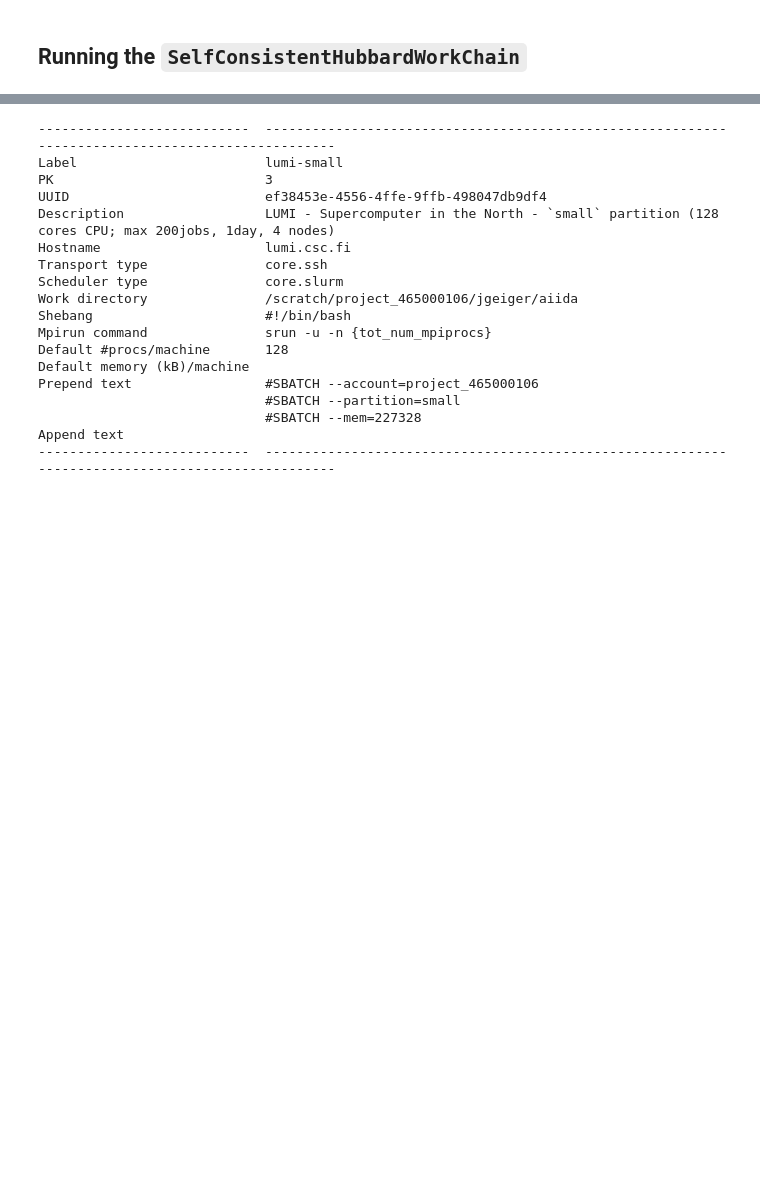
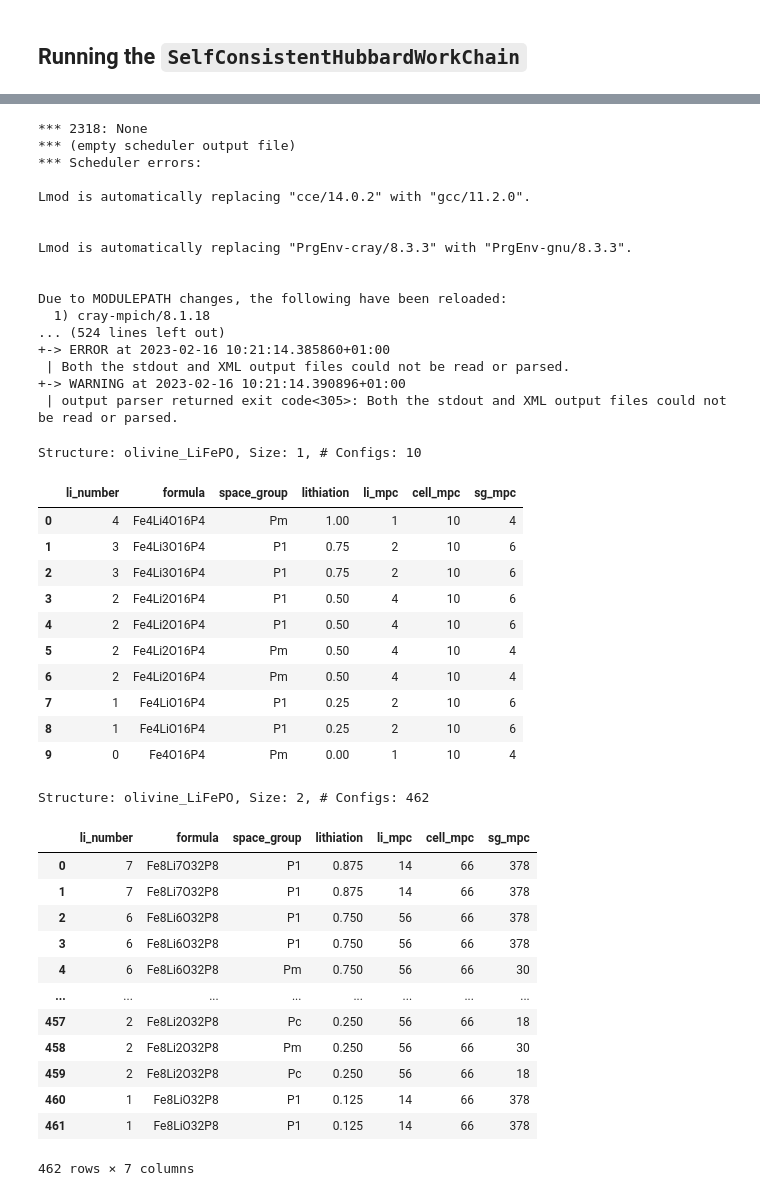
Before and after one commit to GeigerJ2/bat_uv_ml, a Jupyter notebook: code/testing-scfhubbard.ipynb, the cells around one changed output, grey strips where cells are left out. Cells and saved outputs as stored; diff of their text form; code cells hidden in the pictures; blank space fills up the shorter version.

```diff
--- a/code/testing-scfhubbard.ipynb
+++ b/code/testing-scfhubbard.ipynb
@@ -133,23 +242,59 @@ Use verdi daemon [incr | decr] [num] to increase / decrease the amount of worker
 # %%
 %%bash
-verdi computer show lumi-small
+verdi process report 2318
 # verdi process report 2310
 # %% [output]
----------------------------  -------------------------------------------------------------------------------------------------
-Label                        lumi-small
-PK                           3
-UUID                         ef38453e-4556-4ffe-9ffb-498047db9df4
-Description                  LUMI - Supercomputer in the North - `small` partition (128 cores CPU; max 200jobs, 1day, 4 nodes)
-Hostname                     lumi.csc.fi
-Transport type               core.ssh
-Scheduler type               core.slurm
-Work directory               /scratch/project_465000106/jgeiger/aiida
-Shebang                      #!/bin/bash
-Mpirun command               srun -u -n {tot_num_mpiprocs}
-Default #procs/machine       128
-Default memory (kB)/machine
-Prepend text                 #SBATCH --account=project_465000106
-                             #SBATCH --partition=small
-                             #SBATCH --mem=227328
-Append text
----------------------------  -------------------------------------------------------------------------------------------------
+*** 2318: None
+*** (empty scheduler output file)
+*** Scheduler errors:
+
+Lmod is automatically replacing "cce/14.0.2" with "gcc/11.2.0".
+
+
+Lmod is automatically replacing "PrgEnv-cray/8.3.3" with "PrgEnv-gnu/8.3.3".
+
+
+Due to MODULEPATH changes, the following have been reloaded:
+  1) cray-mpich/8.1.18
+... (524 lines left out)
++-> ERROR at 2023-02-16 10:21:14.385860+01:00
+ | Both the stdout and XML output files could not be read or parsed.
++-> WARNING at 2023-02-16 10:21:14.390896+01:00
+ | output parser returned exit code<305>: Both the stdout and XML output files could not be read or parsed.
+# %%
+show_columns_sampling = ['li_number', 'formula', 'space_group', 'lithiation', 'li_mpc', 'cell_mpc', 'sg_mpc']
+
+pd.set_option('display.max_rows', 10)
+for sampling_df_key in sampling_df_keys[:2]:
+    current_df = sampling_df_dict[sampling_df_key][show_columns_sampling]
+    print("Structure: {}, Size: {}, # Configs: {}".format(*sampling_df_key, current_df.shape[0]))
+    current_df
+    # view(sampling_df_dict[sampling_df_key]['ase_structure'].values)
+    # break
+# %% [output]
+Structure: olivine_LiFePO, Size: 1, # Configs: 10
+|  | li_number | formula | space_group | lithiation | li_mpc | cell_mpc | sg_mpc |
+| 0 | 4 | Fe4Li4O16P4 | Pm | 1.00 | 1 | 10 | 4 |
+| 1 | 3 | Fe4Li3O16P4 | P1 | 0.75 | 2 | 10 | 6 |
+| 2 | 3 | Fe4Li3O16P4 | P1 | 0.75 | 2 | 10 | 6 |
+| 3 | 2 | Fe4Li2O16P4 | P1 | 0.50 | 4 | 10 | 6 |
+| 4 | 2 | Fe4Li2O16P4 | P1 | 0.50 | 4 | 10 | 6 |
+| 5 | 2 | Fe4Li2O16P4 | Pm | 0.50 | 4 | 10 | 4 |
+| 6 | 2 | Fe4Li2O16P4 | Pm | 0.50 | 4 | 10 | 4 |
+| 7 | 1 | Fe4LiO16P4 | P1 | 0.25 | 2 | 10 | 6 |
+| 8 | 1 | Fe4LiO16P4 | P1 | 0.25 | 2 | 10 | 6 |
+| 9 | 0 | Fe4O16P4 | Pm | 0.00 | 1 | 10 | 4 |
+Structure: olivine_LiFePO, Size: 2, # Configs: 462
+|  | li_number | formula | space_group | lithiation | li_mpc | cell_mpc | sg_mpc |
+| 0 | 7 | Fe8Li7O32P8 | P1 | 0.875 | 14 | 66 | 378 |
+| 1 | 7 | Fe8Li7O32P8 | P1 | 0.875 | 14 | 66 | 378 |
+| 2 | 6 | Fe8Li6O32P8 | P1 | 0.750 | 56 | 66 | 378 |
+| 3 | 6 | Fe8Li6O32P8 | P1 | 0.750 | 56 | 66 | 378 |
+| 4 | 6 | Fe8Li6O32P8 | Pm | 0.750 | 56 | 66 | 30 |
+| ... | ... | ... | ... | ... | ... | ... | ... |
+| 457 | 2 | Fe8Li2O32P8 | Pc | 0.250 | 56 | 66 | 18 |
+| 458 | 2 | Fe8Li2O32P8 | Pm | 0.250 | 56 | 66 | 30 |
+| 459 | 2 | Fe8Li2O32P8 | Pc | 0.250 | 56 | 66 | 18 |
+| 460 | 1 | Fe8LiO32P8 | P1 | 0.125 | 14 | 66 | 378 |
+| 461 | 1 | Fe8LiO32P8 | P1 | 0.125 | 14 | 66 | 378 |
+462 rows × 7 columns
```
Also changed, not shown: parts of 18 cells of this notebook, 8 other files.
